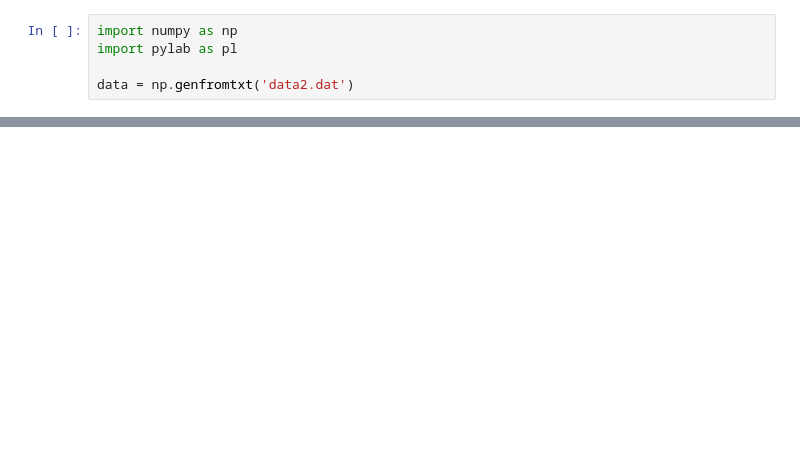
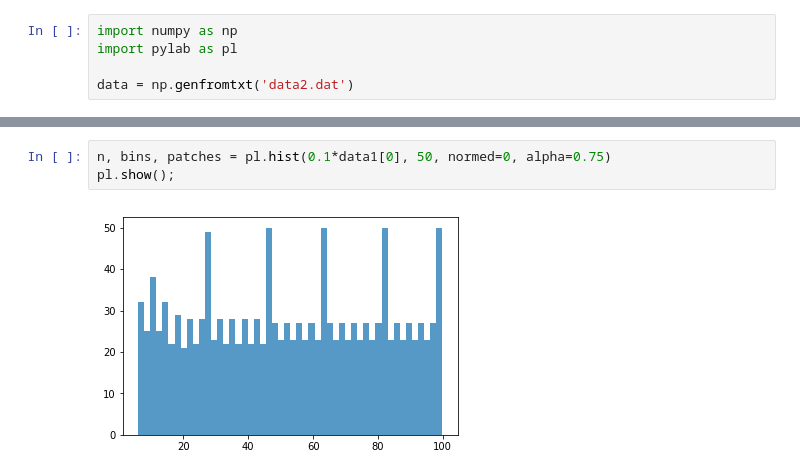
Before and after one commit to aequey/cppcourse-brunel, a Jupyter notebook: res/Graph.ipynb, the cells around one changed output, grey strips where cells are left out. Saved outputs shown, nothing was run; the diff lists cells and outputs as text; blank space fills up the shorter version.

```diff
--- a/res/Graph.ipynb
+++ b/res/Graph.ipynb
@@ -18,0 +14,5 @@ KeyboardInterrupt:
+# %%
+n, bins, patches = pl.hist(0.1*data1[0], 50, normed=0, alpha=0.75)
+pl.show();
+# %% [output]
+[figure, added]
```
Also changed, not shown: parts of 2 cells of this notebook, 27 other files.
